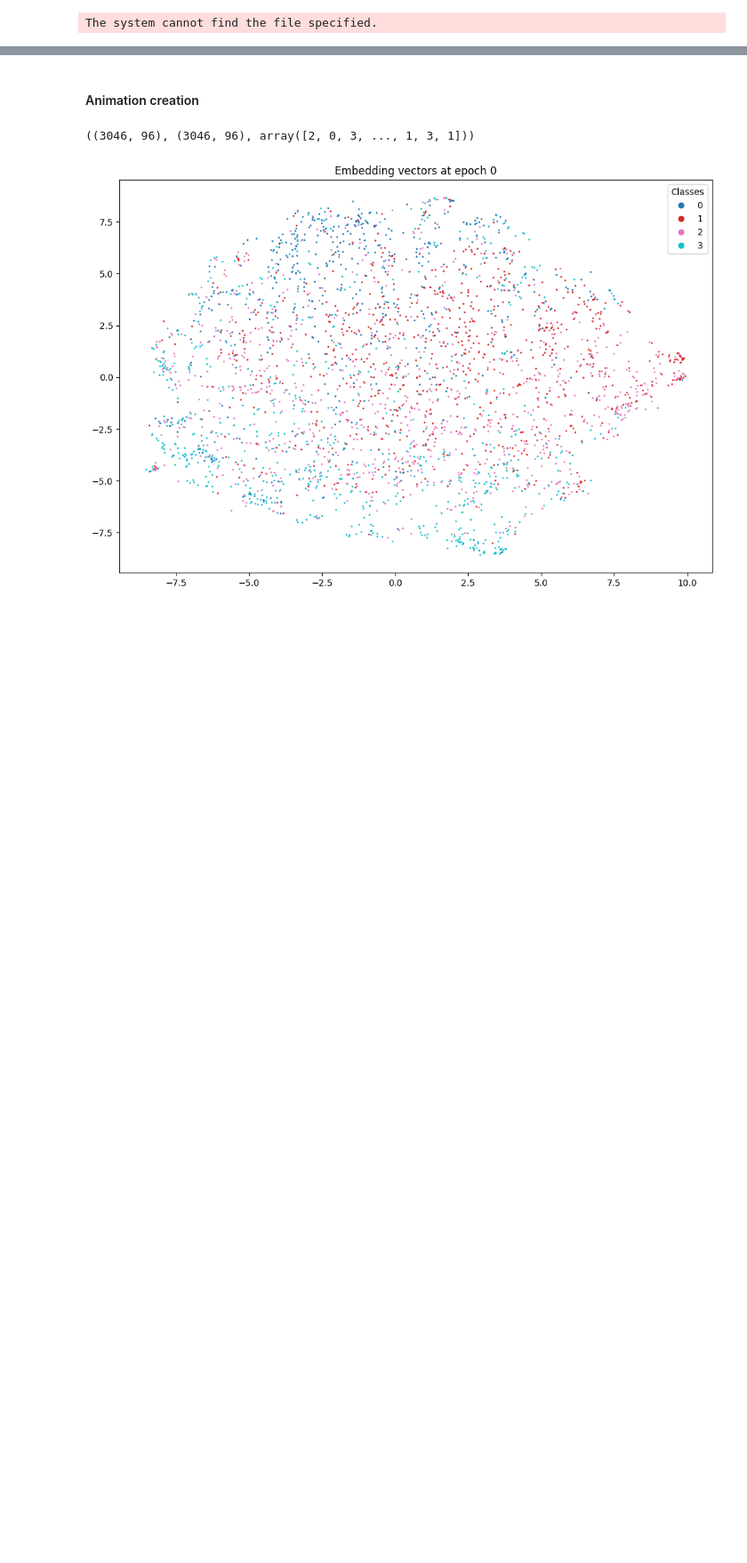
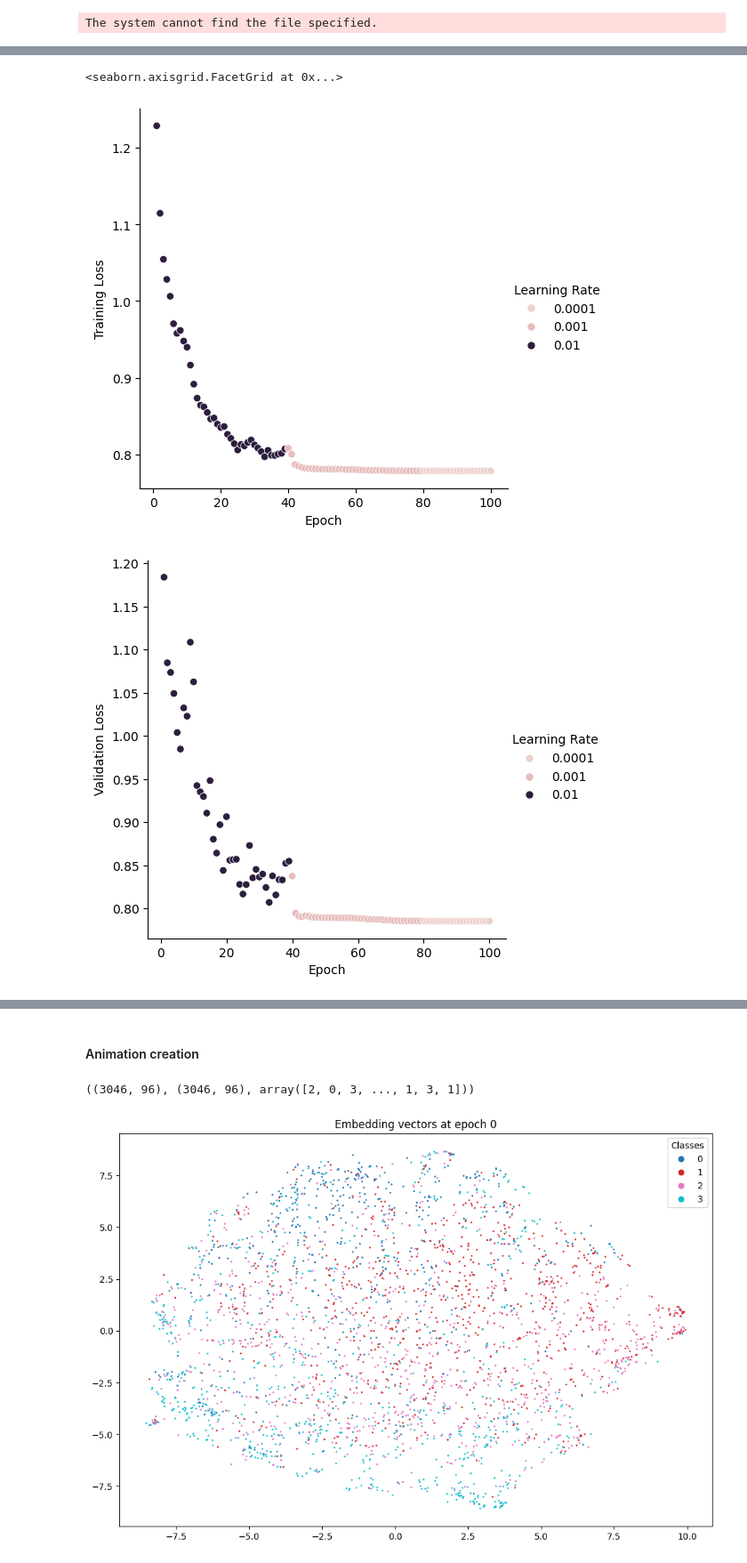
Before and after one commit to ericsallinger/msthesis, a Jupyter notebook: model_training/encoder_classification.ipynb, the cells around one changed output, grey strips where cells are left out. Shown at 89% size. Saved outputs shown, nothing was run; the diff lists cells and outputs as text; code cells hidden in the pictures; blank space fills up the shorter version.

```diff
--- a/model_training/encoder_classification.ipynb
+++ b/model_training/encoder_classification.ipynb
@@ -316,0 +205,2 @@ The system cannot find the file specified.
+# %%
+best_model_name = 'conv_classifier_ndim96_convblocks2_hdim123_kernel(3, 2)_idBayesOpt1Accuracy'
@@ -316,0 +230,9 @@ The system cannot find the file specified.
+# %%
+best_model_loss = pd.read_csv(save_filepath+best_model_name+'.csv')
+# %%
+sns.relplot(data=best_model_loss, x='Epoch', y='Training Loss', hue='Learning Rate')
+sns.relplot(data=best_model_loss, x='Epoch', y='Validation Loss', hue='Learning Rate')
+# %% [output]
+<seaborn.axisgrid.FacetGrid at 0x...>
+[figure, added]
+[figure, added]
```
Also changed, not shown: parts of 16 cells of this notebook, 1 other file.
